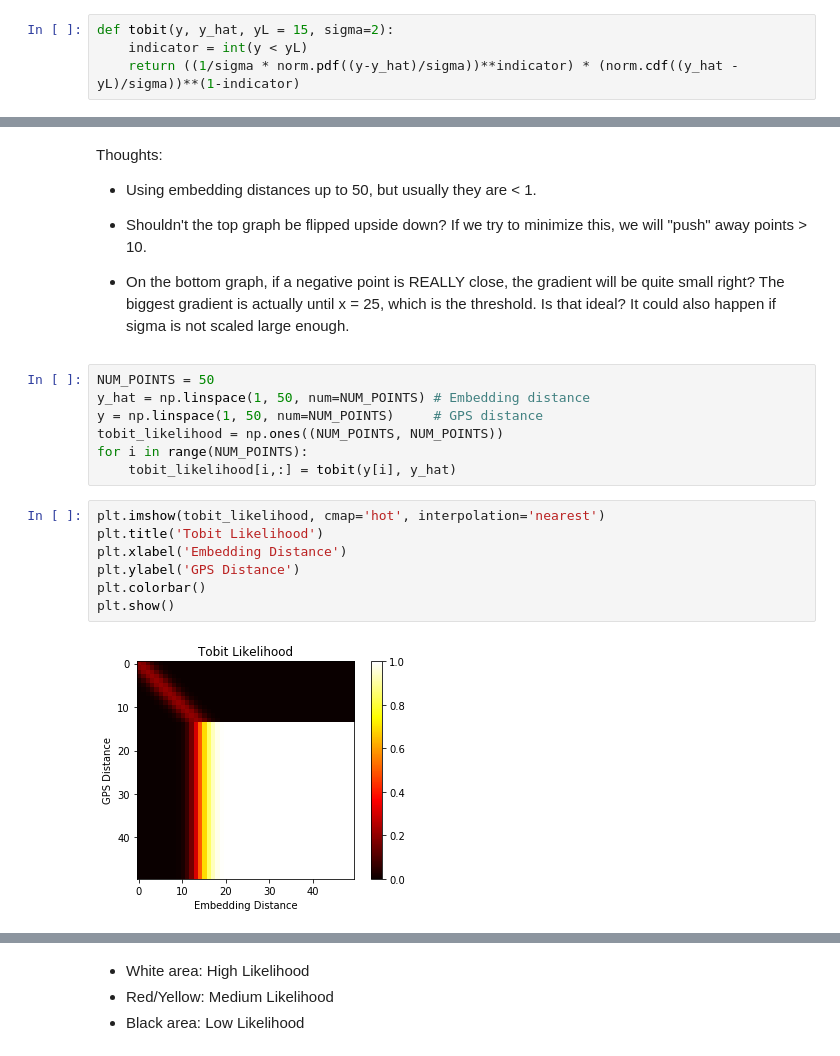
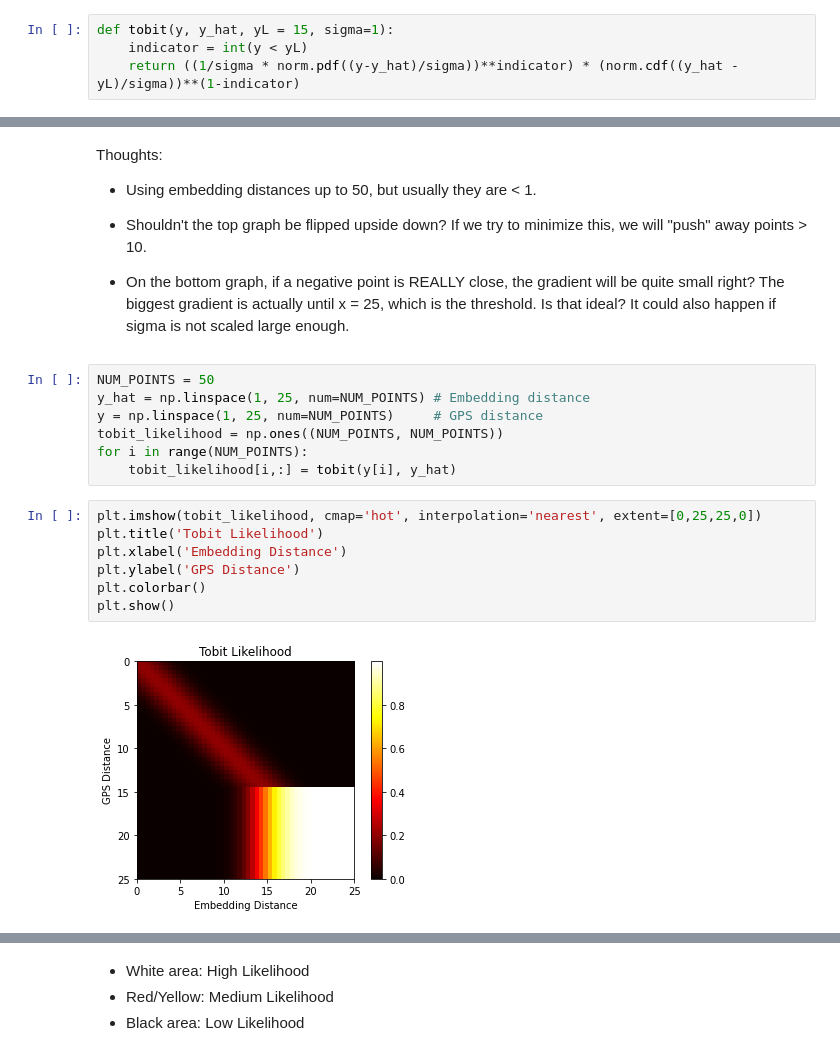
Before and after one commit to Holstrup/PlaceRecognition, a Jupyter notebook: notebooks/Tobit Plot.ipynb, the cells around one changed output, grey strips where cells are left out. Drawn from its saved outputs; the diff is of its cells as text.

```diff
--- a/notebooks/Tobit Plot.ipynb
+++ b/notebooks/Tobit Plot.ipynb
@@ -9,7 +9,7 @@ from sklearn.metrics import mean_squared_error
 # %% [markdown]
 ## Tobit
 # %%
-def tobit(y, y_hat, yL = 15, sigma=2):
+def tobit(y, y_hat, yL = 15, sigma=1):
     indicator = int(y < yL)
     return ((1/sigma * norm.pdf((y-y_hat)/sigma))**indicator) * (norm.cdf((y_hat - yL)/sigma))**(1-indicator)
 # %%
@@ -36,17 +36,17 @@ Thoughts:
 * On the bottom graph, if a negative point is REALLY close, the gradient will be quite small right? The biggest gradient is actually until x = 25, which is the threshold. Is that ideal? It could also happen if sigma is not scaled large enough.
 # %%
 NUM_POINTS = 50
-y_hat = np.linspace(1, 50, num=NUM_POINTS) # Embedding distance
-y = np.linspace(1, 50, num=NUM_POINTS)     # GPS distance
+y_hat = np.linspace(1, 25, num=NUM_POINTS) # Embedding distance
+y = np.linspace(1, 25, num=NUM_POINTS)     # GPS distance
 tobit_likelihood = np.ones((NUM_POINTS, NUM_POINTS))
 for i in range(NUM_POINTS):
     tobit_likelihood[i,:] = tobit(y[i], y_hat)
 # %%
-plt.imshow(tobit_likelihood, cmap='hot', interpolation='nearest')
+plt.imshow(tobit_likelihood, cmap='hot', interpolation='nearest', extent=[0,25,25,0])
 plt.title('Tobit Likelihood')
 plt.xlabel('Embedding Distance')
 plt.ylabel('GPS Distance')
 plt.colorbar()
 plt.show()
 # %% [output]
-[figure, old version]
+[figure, new version]
```
Also changed, not shown: parts of 14 cells of this notebook, 5 other files.
